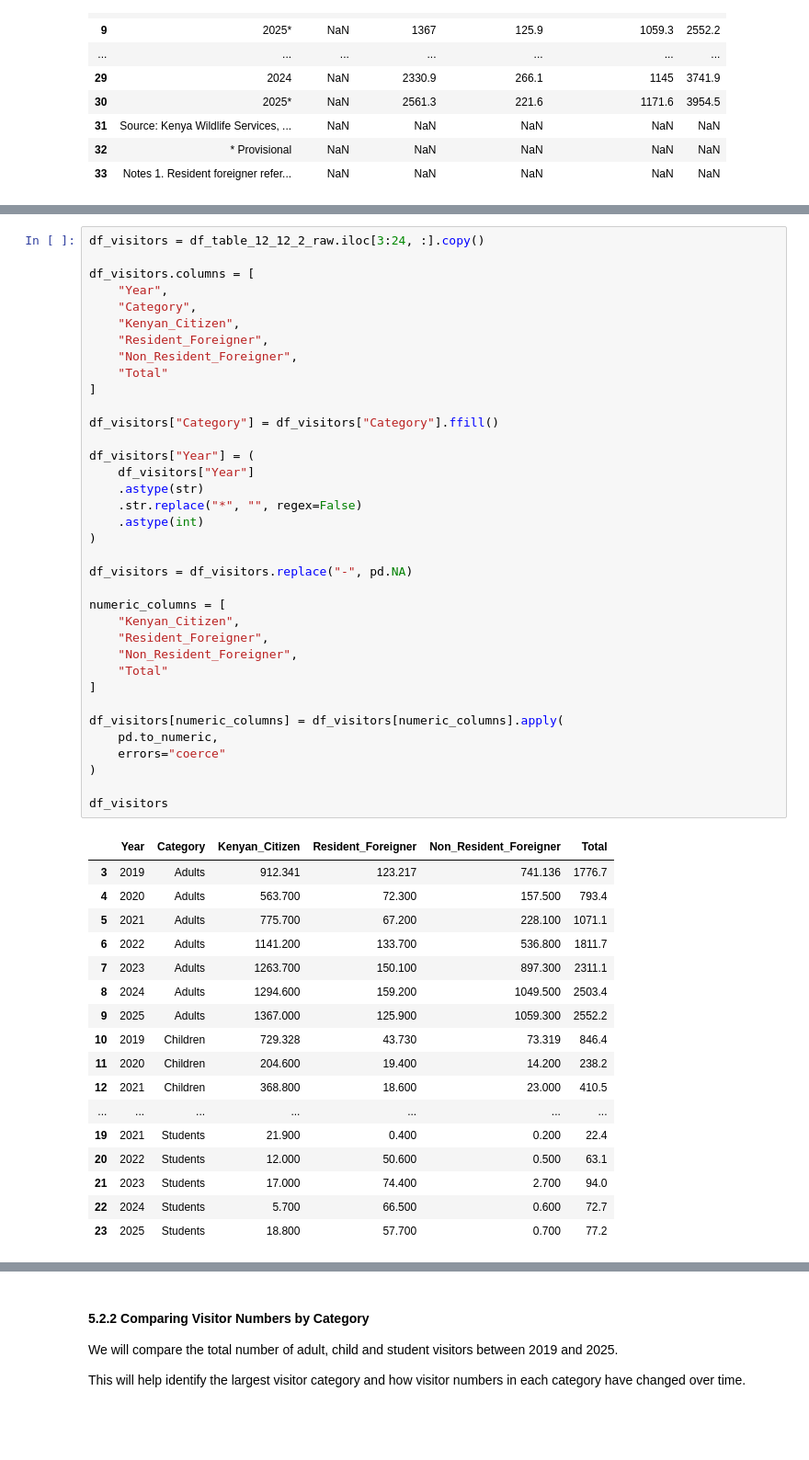
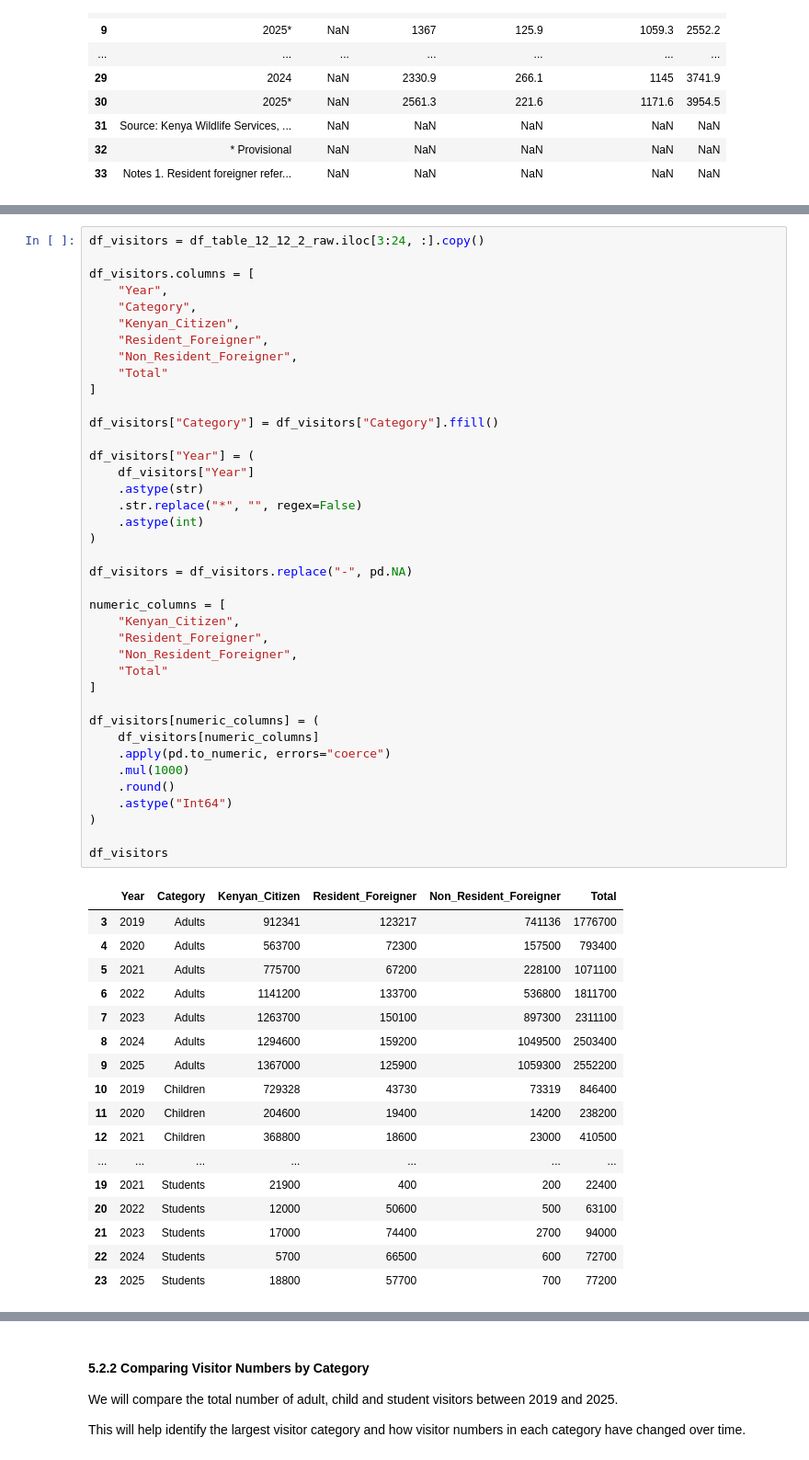
Before and after one commit to james-mutunga/Final-Capstone-Project, a Jupyter notebook: kenya_tourism_analysis.ipynb, the cells around one changed output, grey strips where cells are left out. Shown at 92% size. Cells and saved outputs as stored; diff of their text form; blank space fills up the shorter version.

```diff
--- a/kenya_tourism_analysis.ipynb
+++ b/kenya_tourism_analysis.ipynb
@@ -1539,52 +1787,55 @@ df_visitors.columns = [
     "Category",
     "Kenyan_Citizen",
     "Resident_Foreigner",
     "Non_Resident_Foreigner",
     "Total"
 ]
 
 df_visitors["Category"] = df_visitors["Category"].ffill()
 
 df_visitors["Year"] = (
     df_visitors["Year"]
     .astype(str)
     .str.replace("*", "", regex=False)
     .astype(int)
 )
 
 df_visitors = df_visitors.replace("-", pd.NA)
 
 numeric_columns = [
     "Kenyan_Citizen",
     "Resident_Foreigner",
     "Non_Resident_Foreigner",
     "Total"
 ]
 
-df_visitors[numeric_columns] = df_visitors[numeric_columns].apply(
-    pd.to_numeric,
-    errors="coerce"
+df_visitors[numeric_columns] = (
+    df_visitors[numeric_columns]
+    .apply(pd.to_numeric, errors="coerce")
+    .mul(1000)
+    .round()
+    .astype("Int64")
 )
 
 df_visitors
 # %% [output]
 |  | Year | Category | Kenyan_Citizen | Resident_Foreigner | Non_Resident_Foreigner | Total |
-| 3 | 2019 | Adults | 912.341 | 123.217 | 741.136 | 1776.7 |
-| 4 | 2020 | Adults | 563.700 | 72.300 | 157.500 | 793.4 |
-| 5 | 2021 | Adults | 775.700 | 67.200 | 228.100 | 1071.1 |
-| 6 | 2022 | Adults | 1141.200 | 133.700 | 536.800 | 1811.7 |
-| 7 | 2023 | Adults | 1263.700 | 150.100 | 897.300 | 2311.1 |
-| 8 | 2024 | Adults | 1294.600 | 159.200 | 1049.500 | 2503.4 |
-| 9 | 2025 | Adults | 1367.000 | 125.900 | 1059.300 | 2552.2 |
-| 10 | 2019 | Children | 729.328 | 43.730 | 73.319 | 846.4 |
-| 11 | 2020 | Children | 204.600 | 19.400 | 14.200 | 238.2 |
-| 12 | 2021 | Children | 368.800 | 18.600 | 23.000 | 410.5 |
+| 3 | 2019 | Adults | 912341 | 123217 | 741136 | 1776700 |
+| 4 | 2020 | Adults | 563700 | 72300 | 157500 | 793400 |
+| 5 | 2021 | Adults | 775700 | 67200 | 228100 | 1071100 |
+| 6 | 2022 | Adults | 1141200 | 133700 | 536800 | 1811700 |
+| 7 | 2023 | Adults | 1263700 | 150100 | 897300 | 2311100 |
+| 8 | 2024 | Adults | 1294600 | 159200 | 1049500 | 2503400 |
+| 9 | 2025 | Adults | 1367000 | 125900 | 1059300 | 2552200 |
+| 10 | 2019 | Children | 729328 | 43730 | 73319 | 846400 |
+| 11 | 2020 | Children | 204600 | 19400 | 14200 | 238200 |
+| 12 | 2021 | Children | 368800 | 18600 | 23000 | 410500 |
 | ... | ... | ... | ... | ... | ... | ... |
-| 19 | 2021 | Students | 21.900 | 0.400 | 0.200 | 22.4 |
-| 20 | 2022 | Students | 12.000 | 50.600 | 0.500 | 63.1 |
-| 21 | 2023 | Students | 17.000 | 74.400 | 2.700 | 94.0 |
-| 22 | 2024 | Students | 5.700 | 66.500 | 0.600 | 72.7 |
-| 23 | 2025 | Students | 18.800 | 57.700 | 0.700 | 77.2 |
+| 19 | 2021 | Students | 21900 | 400 | 200 | 22400 |
+| 20 | 2022 | Students | 12000 | 50600 | 500 | 63100 |
+| 21 | 2023 | Students | 17000 | 74400 | 2700 | 94000 |
+| 22 | 2024 | Students | 5700 | 66500 | 600 | 72700 |
+| 23 | 2025 | Students | 18800 | 57700 | 700 | 77200 |
 # %%
 df_visitors.loc[17:23, "Category"] = "Students"
 
```
Also changed, not shown: parts of 30 cells of this notebook, 10 other files.
